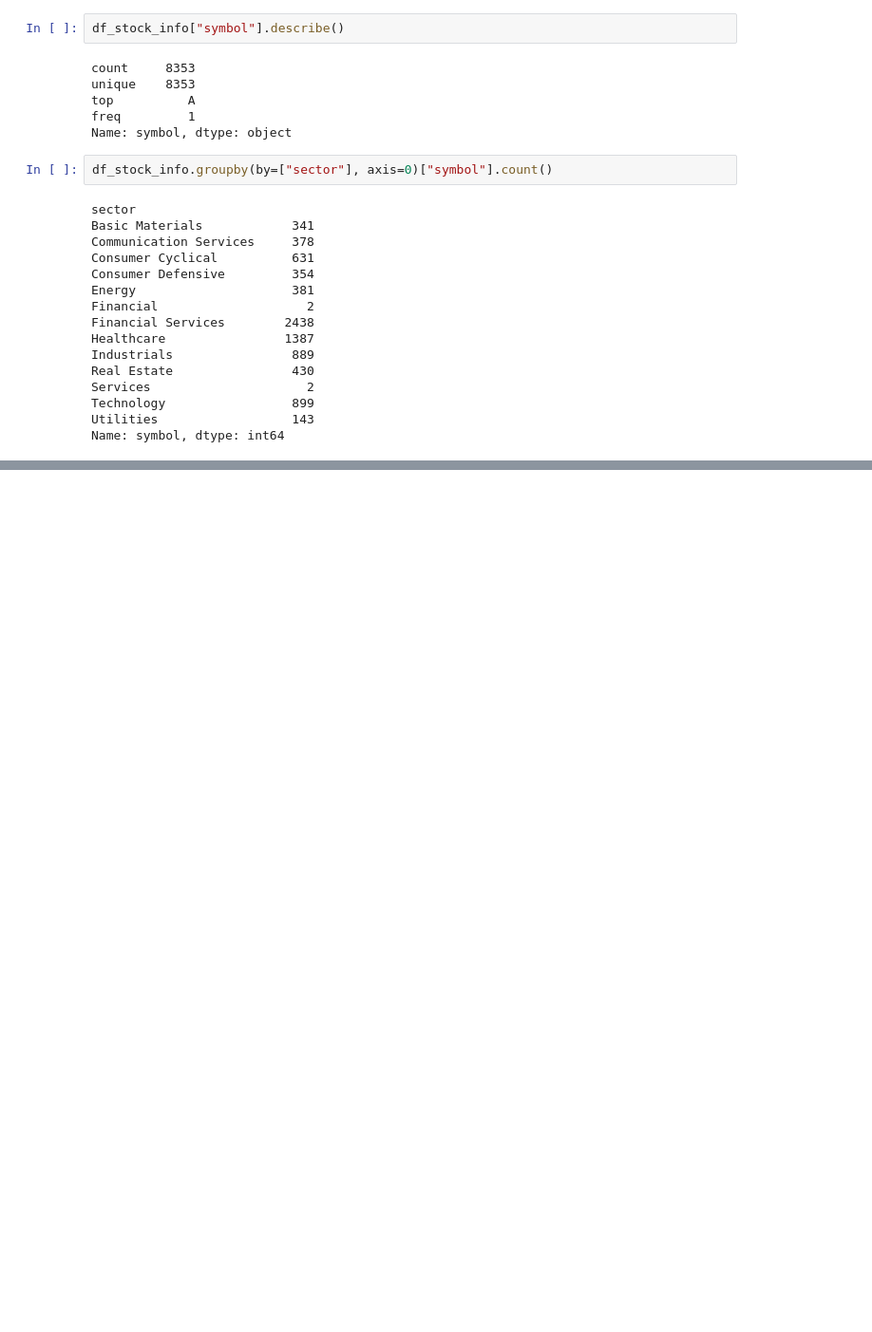
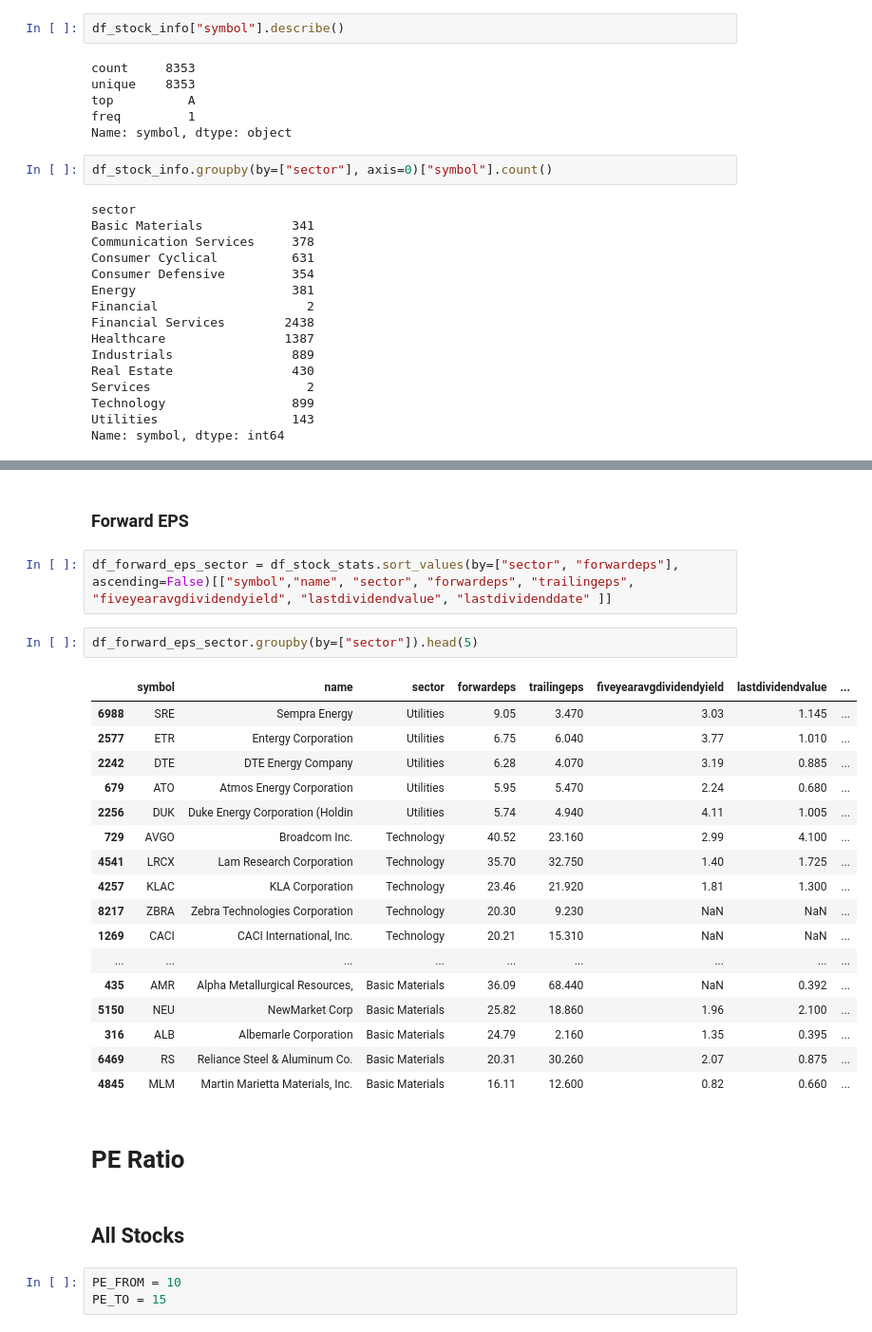
Before and after one commit to alpha2phi-platform/alphalib, a Jupyter notebook: 02_fundamental.ipynb, the cells around one changed output, grey strips where cells are left out. Shown at 95% size. Cells and saved outputs as stored; diff of their text form; blank space fills up the shorter version.

```diff
--- a/02_fundamental.ipynb
+++ b/02_fundamental.ipynb
@@ -119,0 +257,31 @@ df_yield[df_yield["lastdividenddate_dt"].dt.year == 2022].head(30)
+# %% [markdown]
+### Forward EPS
+# %%
+df_forward_eps_sector = df_stock_stats.sort_values(by=["sector", "forwardeps"], ascending=False)[["symbol","name", "sector", "forwardeps", "trailingeps", "fiveyearavgdividendyield", "lastdividendvalue", "lastdividenddate" ]]
+# %%
+df_forward_eps_sector.groupby(by=["sector"]).head(5)
+# %% [output]
+|  | symbol | name | sector | forwardeps | trailingeps | fiveyearavgdividendyield | lastdividendvalue | ... |
+| 6988 | SRE | Sempra Energy | Utilities | 9.05 | 3.470 | 3.03 | 1.145 | ... |
+| 2577 | ETR | Entergy Corporation | Utilities | 6.75 | 6.040 | 3.77 | 1.010 | ... |
+| 2242 | DTE | DTE Energy Company | Utilities | 6.28 | 4.070 | 3.19 | 0.885 | ... |
+| 679 | ATO | Atmos Energy Corporation | Utilities | 5.95 | 5.470 | 2.24 | 0.680 | ... |
+| 2256 | DUK | Duke Energy Corporation (Holdin | Utilities | 5.74 | 4.940 | 4.11 | 1.005 | ... |
+| 729 | AVGO | Broadcom Inc. | Technology | 40.52 | 23.160 | 2.99 | 4.100 | ... |
+| 4541 | LRCX | Lam Research Corporation | Technology | 35.70 | 32.750 | 1.40 | 1.725 | ... |
+| 4257 | KLAC | KLA Corporation | Technology | 23.46 | 21.920 | 1.81 | 1.300 | ... |
+| 8217 | ZBRA | Zebra Technologies Corporation | Technology | 20.30 | 9.230 | NaN | NaN | ... |
+| 1269 | CACI | CACI International, Inc. | Technology | 20.21 | 15.310 | NaN | NaN | ... |
+| ... | ... | ... | ... | ... | ... | ... | ... | ... |
+| 435 | AMR | Alpha Metallurgical Resources, | Basic Materials | 36.09 | 68.440 | NaN | 0.392 | ... |
+| 5150 | NEU | NewMarket Corp | Basic Materials | 25.82 | 18.860 | 1.96 | 2.100 | ... |
+| 316 | ALB | Albemarle Corporation | Basic Materials | 24.79 | 2.160 | 1.35 | 0.395 | ... |
+| 6469 | RS | Reliance Steel & Aluminum Co. | Basic Materials | 20.31 | 30.260 | 2.07 | 0.875 | ... |
+| 4845 | MLM | Martin Marietta Materials, Inc. | Basic Materials | 16.11 | 12.600 | 0.82 | 0.660 | ... |
+# %% [markdown]
+# PE Ratio
+# %% [markdown]
+## All Stocks
+# %%
+PE_FROM = 10
+PE_TO = 15
```
Also changed, not shown: parts of 58 cells of this notebook, 2 other files.
